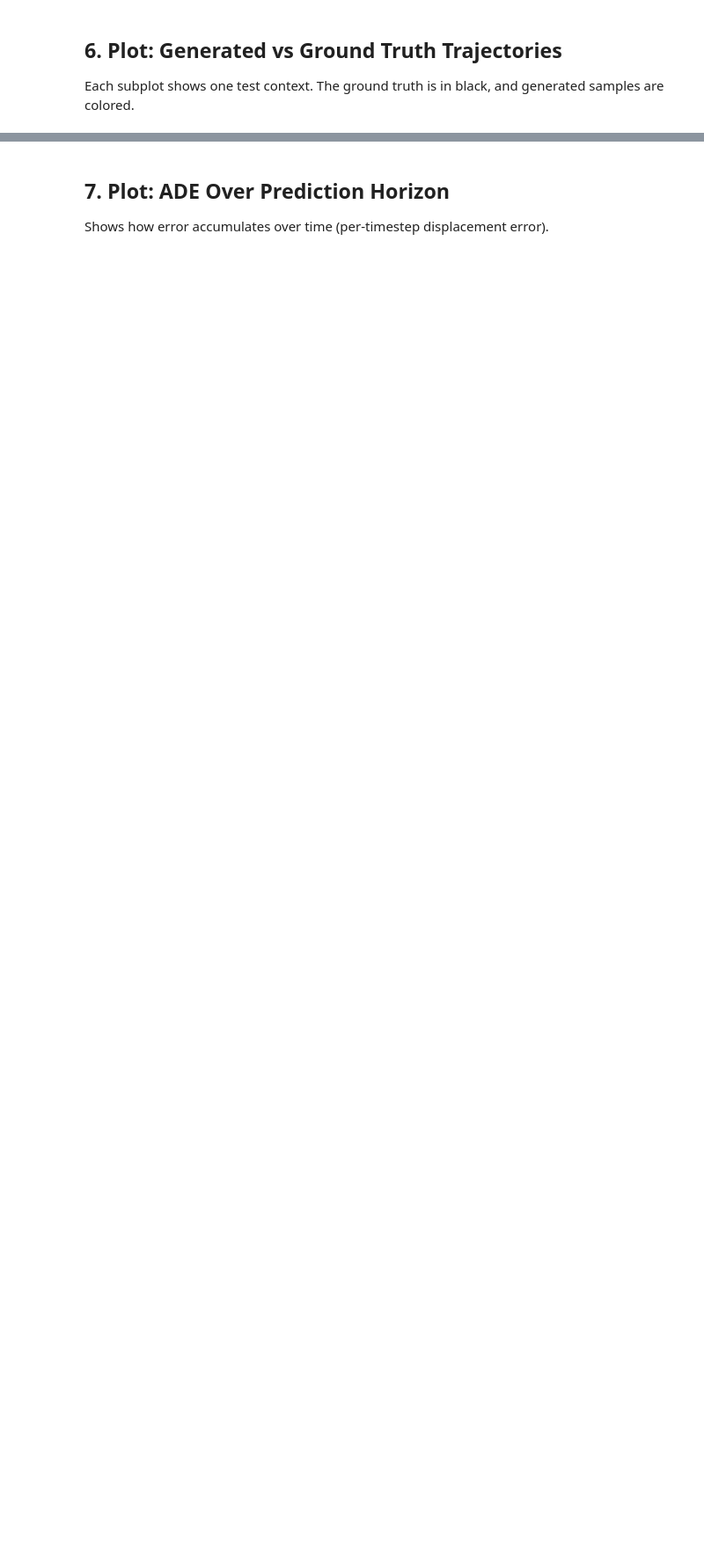
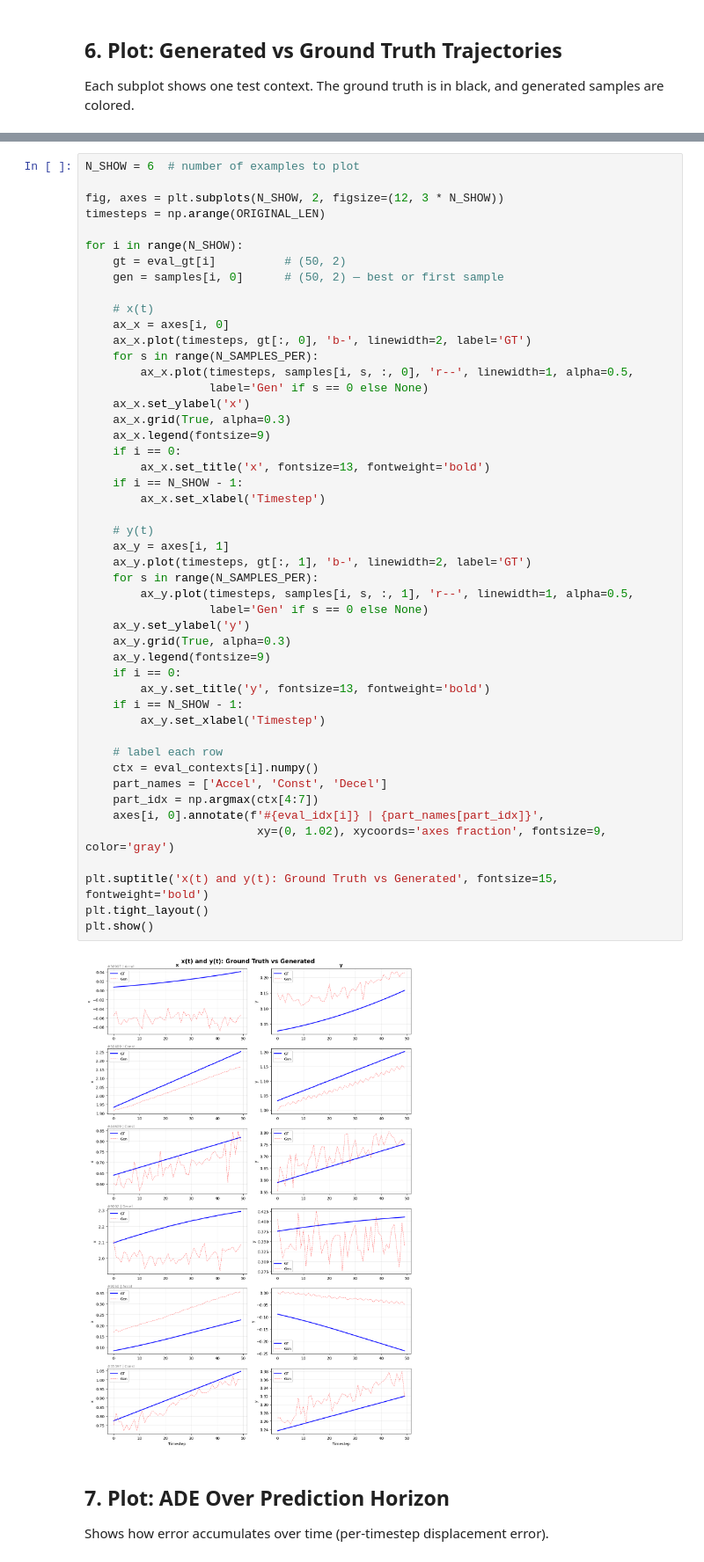
Before and after one commit to BoltonAthitDavies/PhysicalAI_flowmatching, a Jupyter notebook: scripts/evaluate_pose.ipynb, the cells around one changed output, grey strips where cells are left out. Shown at 88% size. Drawn from its saved outputs; the diff is of its cells as text; blank space fills up the shorter version.

```diff
--- a/scripts/evaluate_pose.ipynb
+++ b/scripts/evaluate_pose.ipynb
@@ -212,3 +215,53 @@ plt.show()
+# %%
+N_SHOW = 6  # number of examples to plot
+
+fig, axes = plt.subplots(N_SHOW, 2, figsize=(12, 3 * N_SHOW))
+timesteps = np.arange(ORIGINAL_LEN)
+
+for i in range(N_SHOW):
+    gt = eval_gt[i]          # (50, 2)
+    gen = samples[i, 0]      # (50, 2) — best or first sample
+
+    # x(t)
+    ax_x = axes[i, 0]
+    ax_x.plot(timesteps, gt[:, 0], 'b-', linewidth=2, label='GT')
+    for s in range(N_SAMPLES_PER):
+        ax_x.plot(timesteps, samples[i, s, :, 0], 'r--', linewidth=1, alpha=0.5,
+                  label='Gen' if s == 0 else None)
+    ax_x.set_ylabel('x')
+    ax_x.grid(True, alpha=0.3)
+    ax_x.legend(fontsize=9)
+    if i == 0:
+        ax_x.set_title('x', fontsize=13, fontweight='bold')
+    if i == N_SHOW - 1:
+        ax_x.set_xlabel('Timestep')
+
+    # y(t)
+    ax_y = axes[i, 1]
+    ax_y.plot(timesteps, gt[:, 1], 'b-', linewidth=2, label='GT')
+    for s in range(N_SAMPLES_PER):
+        ax_y.plot(timesteps, samples[i, s, :, 1], 'r--', linewidth=1, alpha=0.5,
+                  label='Gen' if s == 0 else None)
+    ax_y.set_ylabel('y')
+    ax_y.grid(True, alpha=0.3)
+    ax_y.legend(fontsize=9)
+    if i == 0:
+        ax_y.set_title('y', fontsize=13, fontweight='bold')
+    if i == N_SHOW - 1:
+        ax_y.set_xlabel('Timestep')
+
+    # label each row
+    ctx = eval_contexts[i].numpy()
+    part_names = ['Accel', 'Const', 'Decel']
+    part_idx = np.argmax(ctx[4:7])
+    axes[i, 0].annotate(f'#{eval_idx[i]} | {part_names[part_idx]}',
+                         xy=(0, 1.02), xycoords='axes fraction', fontsize=9, color='gray')
+
+plt.suptitle('x(t) and y(t): Ground Truth vs Generated', fontsize=15, fontweight='bold')
+plt.tight_layout()
+plt.show()
+# %% [output]
+[figure, added]
 # %% [markdown]
 ## 7. Plot: ADE Over Prediction Horizon
 
```
Also changed, not shown: parts of 7 cells of this notebook, 4 other files.
